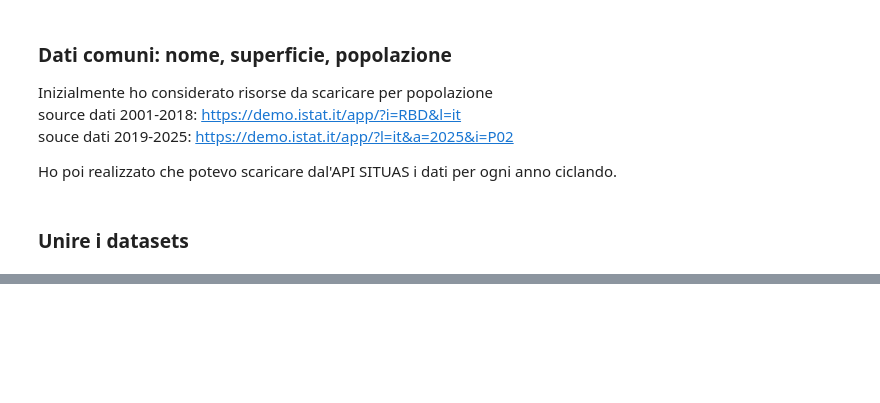
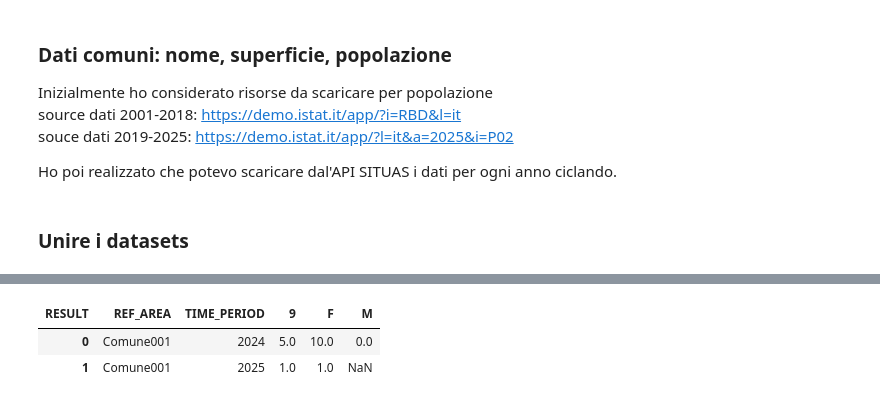
Before and after one commit to giuliocipone-lang/Boolean_capstone_project, a Jupyter notebook: sandbox/notebook1.ipynb, the cells around one changed output, grey strips where cells are left out. Saved outputs shown, nothing was run; the diff lists cells and outputs as text; code cells hidden in the pictures; blank space fills up the shorter version.

```diff
--- a/sandbox/notebook1.ipynb
+++ b/sandbox/notebook1.ipynb
@@ -225,0 +266,6 @@ new_df = new_df.rename(columns={"team_long_name_x": "home_team_name",
+# %%
+df_pivot
+# %% [output]
+| RESULT | REF_AREA | TIME_PERIOD | 9 | F | M |
+| 0 | Comune001 | 2024 | 5.0 | 10.0 | 0.0 |
+| 1 | Comune001 | 2025 | 1.0 | 1.0 | NaN |
```
Also changed, not shown: parts of 11 cells of this notebook.
